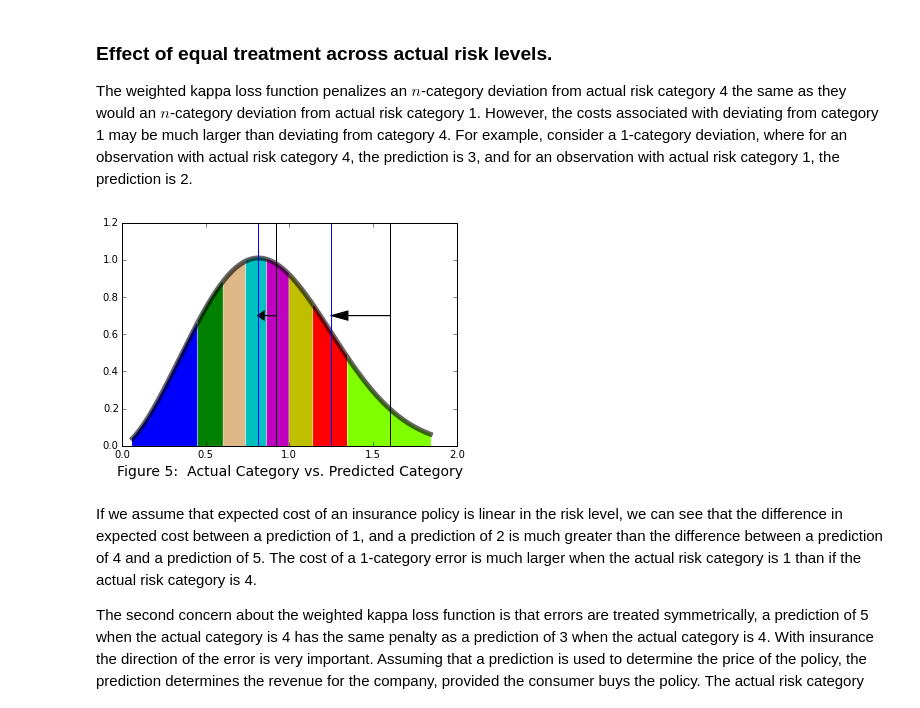
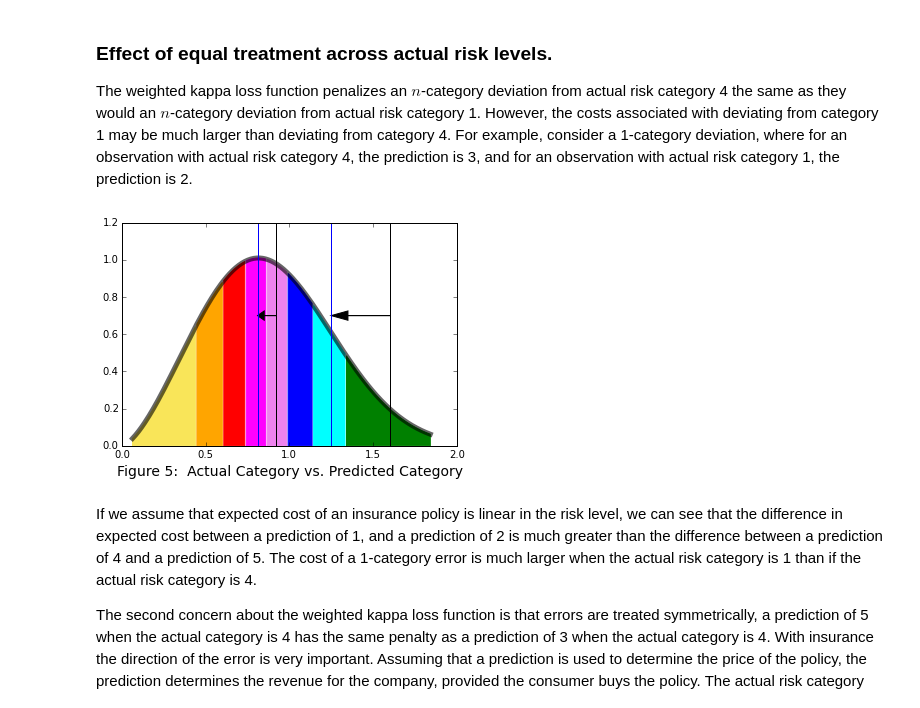
Before and after one commit to JenSteele/Prudential_LifeIns, a Jupyter notebook: Prudential_demo.ipynb, the cells around one changed output. Saved outputs shown, nothing was run; the diff lists cells and outputs as text; code cells hidden in the pictures.

```diff
--- a/Prudential_demo.ipynb
+++ b/Prudential_demo.ipynb
@@ -71,6 +74,5 @@ For the purposes of our discussion, we'll assume that the expected cost of an in
 # %%
 fig, ax = plt.subplots(1, 1)
-c = 2.5
 mean, var, skew, kurt = weibull_min.stats(c, moments='mvsk')
 
 # cutoffs = frange(0.0,3.0,(i+1)/3)
@@ -83,7 +85,8 @@ cutoff = []
 for i in range(9):
     cutoff.append(i/4.0)
 #pColor = ['b','g','burlywood','c','m','y','r','chartreuse']
-pColor = ['b','g','burlywood','c','m','y','r','chartreuse']
+#pColor = ['#F9E559','orange','red','magenta','violet','blue','cyan','green']
+pColor = ['red','orange','#F9E559','green','cyan','blue','indigo','violet']
 for i in range(8):
     lb = cutoff[i]
     ub = cutoff[i+1]
@@ -92,7 +95,7 @@ for i in range(8):
     sx = x[idx[0]:idx[1]]
     sd = d[idx[0]:idx[1]]
     plt.fill_between(sx,sd,0,color = pColor[i])
-plt.xlabel('Figure 2:  Categories from 8 to 1 where risk intervals are the same size', fontsize=14)
+plt.xlabel('Figure 2:  Categories from 1 to 8 where risk intervals are the same size', fontsize=14)
 ax.axes.get_xaxis().set_ticks([])
 plt.title("Probability Density Function for Mortality")
 plt.show()
@@ -103,12 +106,11 @@ cutoffs = []
 for i in range(7):
     cutoffs.append((i+1)/8.0)
 
-#Conduct a bisection search to find eight equally likely intervals for our Weibull distribution:
+#Conduct a binary search to find eight equally likely intervals for our Weibull distribution:
 riskCutoffs = [0]
-c=2.5
 for cutoff in cutoffs:
     Low = 0.0
-    High = 3.0
+    High = 4.0
     epsilon = 0.001
     while True:
         guess = (Low + High) / 2
@@ -122,14 +124,13 @@ for cutoff in cutoffs:
             break
 riskCutoffs.append(4.0)
 
-#Graph distribution with categories shaded (categories go from 8 to 1, left to right)
+#Graph distribution with categories shaded (categories go from 1 to 8, left to right)
 fig, ax = plt.subplots(1, 1)
 c = 2.5
 mean, var, skew, kurt = weibull_min.stats(c, moments='mvsk')
 x = np.linspace(weibull_min.ppf(0.001, c),weibull_min.ppf(0.99, c), 300)
 ax.plot(x, weibull_min.pdf(x, c),'k-', lw=5, alpha=0.6, label='weibull_min pdf')
 d = weibull_min.pdf(x,c)
-pColor = ['b','g','burlywood','c','m','y','r','chartreuse']
 
 for i in range(8):
     lb = riskCutoffs[i]
@@ -138,7 +139,7 @@ for i in range(8):
     sx = x[idx[0]:idx[1]]
     sd = d[idx[0]:idx[1]]
     plt.fill_between(sx,sd,0,color = pColor[i])
-plt.xlabel('Figure 3:  Categories from 8 to 1 where each category has the same proportion of population', fontsize=14)
+plt.xlabel('Figure 3:  Categories from 1 to 8 where each category has the same proportion of population', fontsize=14)
 ax.axes.get_xaxis().set_ticks([])
 plt.title("Probability Density Function for Mortality")
 plt.show()
@@ -220,31 +219,31 @@ The weighted kappa loss function penalizes an $n$-category deviation from actual
 # %%
 fig, ax = plt.subplots(1, 1)
 c = 2.5
 mean, var, skew, kurt = weibull_min.stats(c, moments='mvsk')
 x = np.linspace(weibull_min.ppf(0.001, c),weibull_min.ppf(0.99, c), 200)
 ax.plot(x, weibull_min.pdf(x, c),'k-', lw=5, alpha=0.6, label='weibull_min pdf')
 d = weibull_min.pdf(x,c)
-pColor = ['b','g','burlywood','c','m','y','r','chartreuse']
+pColor = ['#F9E559','orange','red','magenta','violet','blue','cyan','green']
 
 for i in range(8):
     lb = riskCutoffs[i]
     ub = riskCutoffs[i+1]
     idx = np.searchsorted(x,[lb,ub])
     sx = x[idx[0]:idx[1]]
     sd = d[idx[0]:idx[1]]
     plt.fill_between(sx,sd,0,color = pColor[i])
 plt.xlabel('Figure 5:  Actual Category vs. Predicted Category', fontsize=14)
 plt.plot((1.6, 1.6), (0, 1.2), 'k-')
 plt.plot((1.25, 1.25), (0, 1.2), 'b-')
 ax.arrow(1.6, 0.7, -0.25, 0, head_width=0.05, head_length=0.1, fc='k', ec='k')
 ax.arrow(0.92, 0.7, -0.07, 0, head_width=0.05, head_length=0.04, fc='k', ec='k')
 
 
 plt.plot((0.92, 0.92), (0, 1.2), 'k-')
 plt.plot((0.81, 0.81), (0, 1.2), 'b-')
 plt.show()
 # %% [output]
-[figure, old version]
+[figure, new version]
 # %% [markdown]
 If we assume that expected cost of an insurance policy is linear in the risk level, we can see that the difference in expected cost between a prediction of 1, and a prediction of 2 is much greater than the difference between a prediction of 4 and a prediction of 5.  The cost of a 1-category error is much larger when the actual risk category is 1 than if the actual risk category is 4.
 
```
Also changed, not shown: parts of 8 cells of this notebook.
